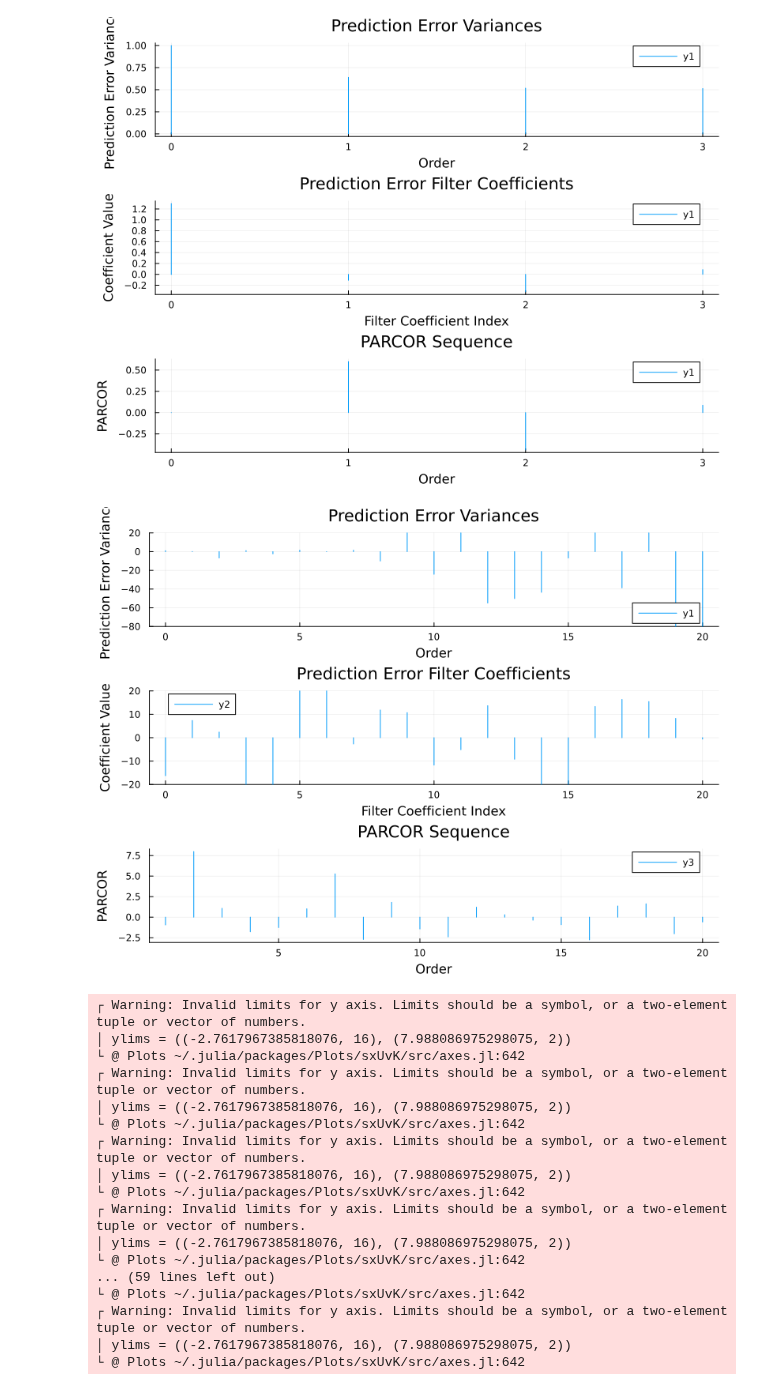
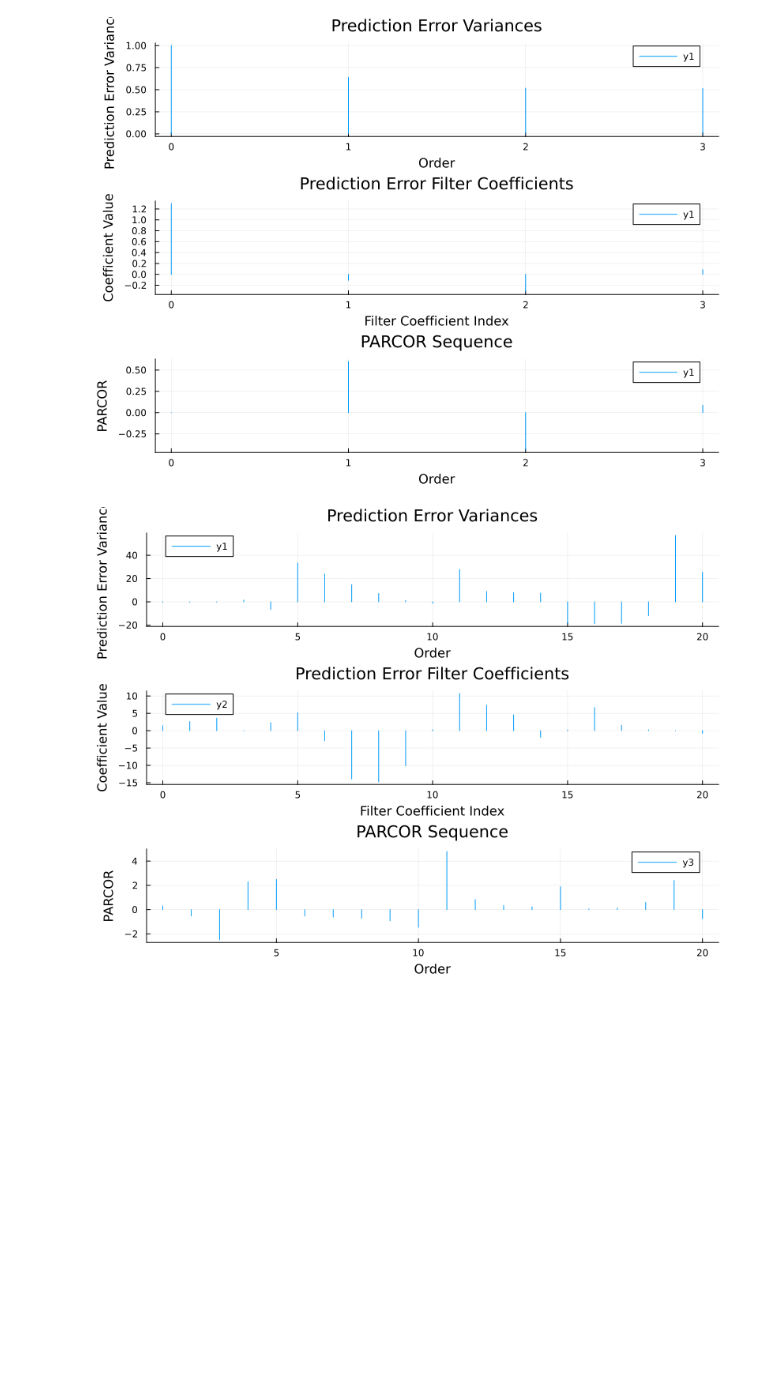
Before and after one commit to setrar/SSP, a Jupyter notebook: Homework/3/Part I/levinson.ipynb, the cells around one changed output. Saved outputs shown, nothing was run; the diff lists cells and outputs as text; code cells hidden in the pictures; blank space fills up the shorter version.

```diff
--- a/Homework/3/Part I/levinson.ipynb
+++ b/Homework/3/Part I/levinson.ipynb
@@ -75,51 +75,34 @@ sigma_sq, A, K = levinson(r)
 fig = plot(layout=(3, 1), size=(800, 600))
 
 # Plot the prediction error variances
 plot!(fig, 0:20, sigma_sq
     , seriestype=:stem
     , subplot=1
     , title="Prediction Error Variances"
     , xlabel="Order", ylabel="Prediction Error Variance"
-    , ylims = (-80,20)
+    # , ylims = (-80,20)
 )
 
 # Plot the prediction error filter coefficients
 plot!(fig, 0:20, A[end, :]
     , seriestype=:stem
     , subplot=2
     , title="Prediction Error Filter Coefficients"
     , xlabel="Filter Coefficient Index", ylabel="Coefficient Value"
-    , ylims = (-20,20)
+    # , ylims = (-20,20)
 )
 
 # Plot the PARCORS
 plot!(fig, 1:20, K
     , seriestype=:stem
     , subplot=3
     , title="PARCOR Sequence"
     , xlabel="Order", ylabel="PARCOR"
-    , ylims = (findmin(K),findmax(K))
+    # , ylims = (findmin(K),findmax(K))
 )
 
 
 # Show the figure
 display(fig)
 # %% [output]
-[figure, old version]
+[figure, new version]
-┌ Warning: Invalid limits for y axis. Limits should be a symbol, or a two-element tuple or vector of numbers.
-│ ylims = ((-2.7617967385818076, 16), (7.988086975298075, 2))
-└ @ Plots ~/.julia/packages/Plots/sxUvK/src/axes.jl:642
-┌ Warning: Invalid limits for y axis. Limits should be a symbol, or a two-element tuple or vector of numbers.
-│ ylims = ((-2.7617967385818076, 16), (7.988086975298075, 2))
-└ @ Plots ~/.julia/packages/Plots/sxUvK/src/axes.jl:642
-┌ Warning: Invalid limits for y axis. Limits should be a symbol, or a two-element tuple or vector of numbers.
-│ ylims = ((-2.7617967385818076, 16), (7.988086975298075, 2))
-└ @ Plots ~/.julia/packages/Plots/sxUvK/src/axes.jl:642
-┌ Warning: Invalid limits for y axis. Limits should be a symbol, or a two-element tuple or vector of numbers.
-│ ylims = ((-2.7617967385818076, 16), (7.988086975298075, 2))
-└ @ Plots ~/.julia/packages/Plots/sxUvK/src/axes.jl:642
-... (59 lines left out)
-└ @ Plots ~/.julia/packages/Plots/sxUvK/src/axes.jl:642
-┌ Warning: Invalid limits for y axis. Limits should be a symbol, or a two-element tuple or vector of numbers.
-│ ylims = ((-2.7617967385818076, 16), (7.988086975298075, 2))
-└ @ Plots ~/.julia/packages/Plots/sxUvK/src/axes.jl:642
```
Also changed, not shown: parts of 1 cell of this notebook.
